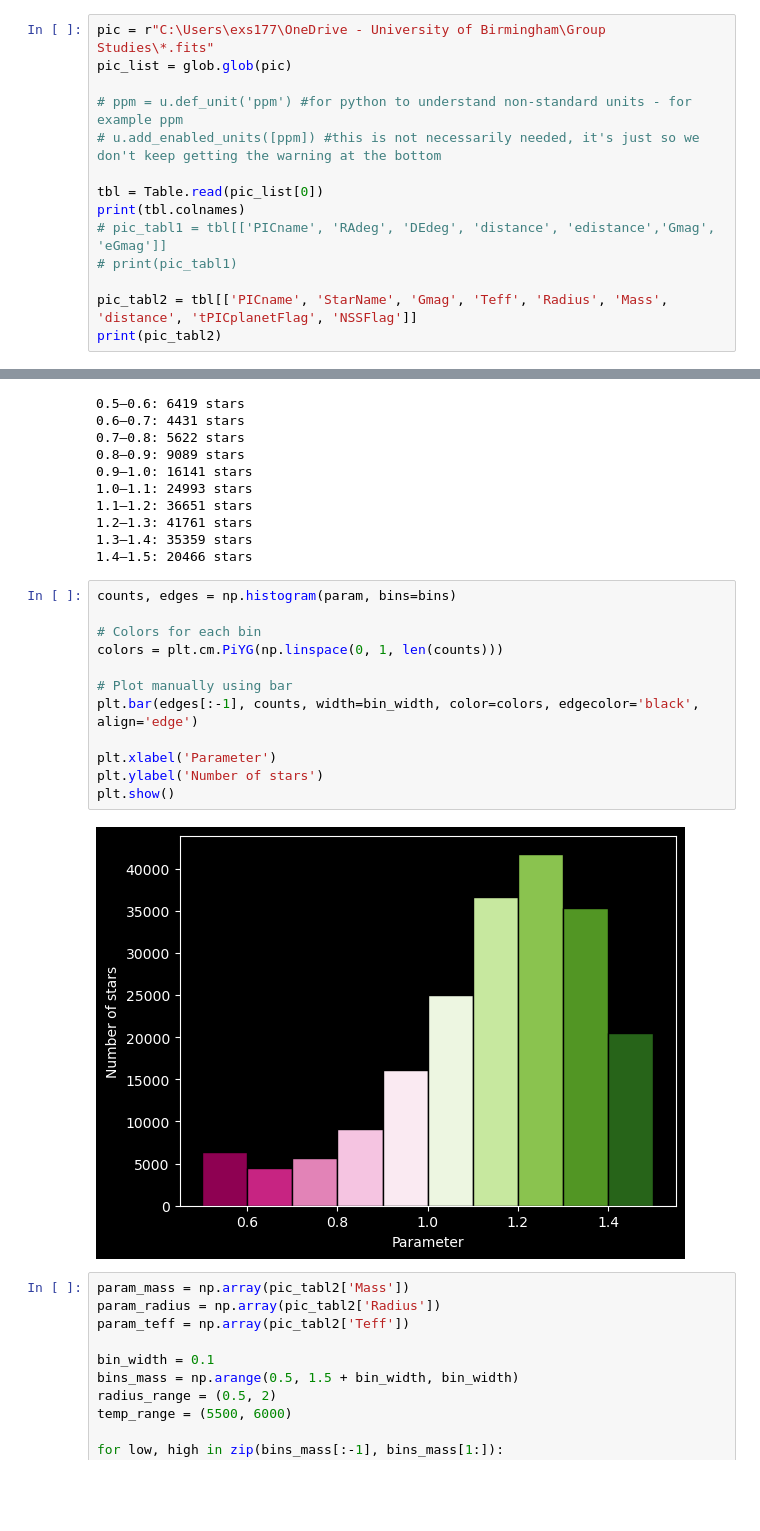
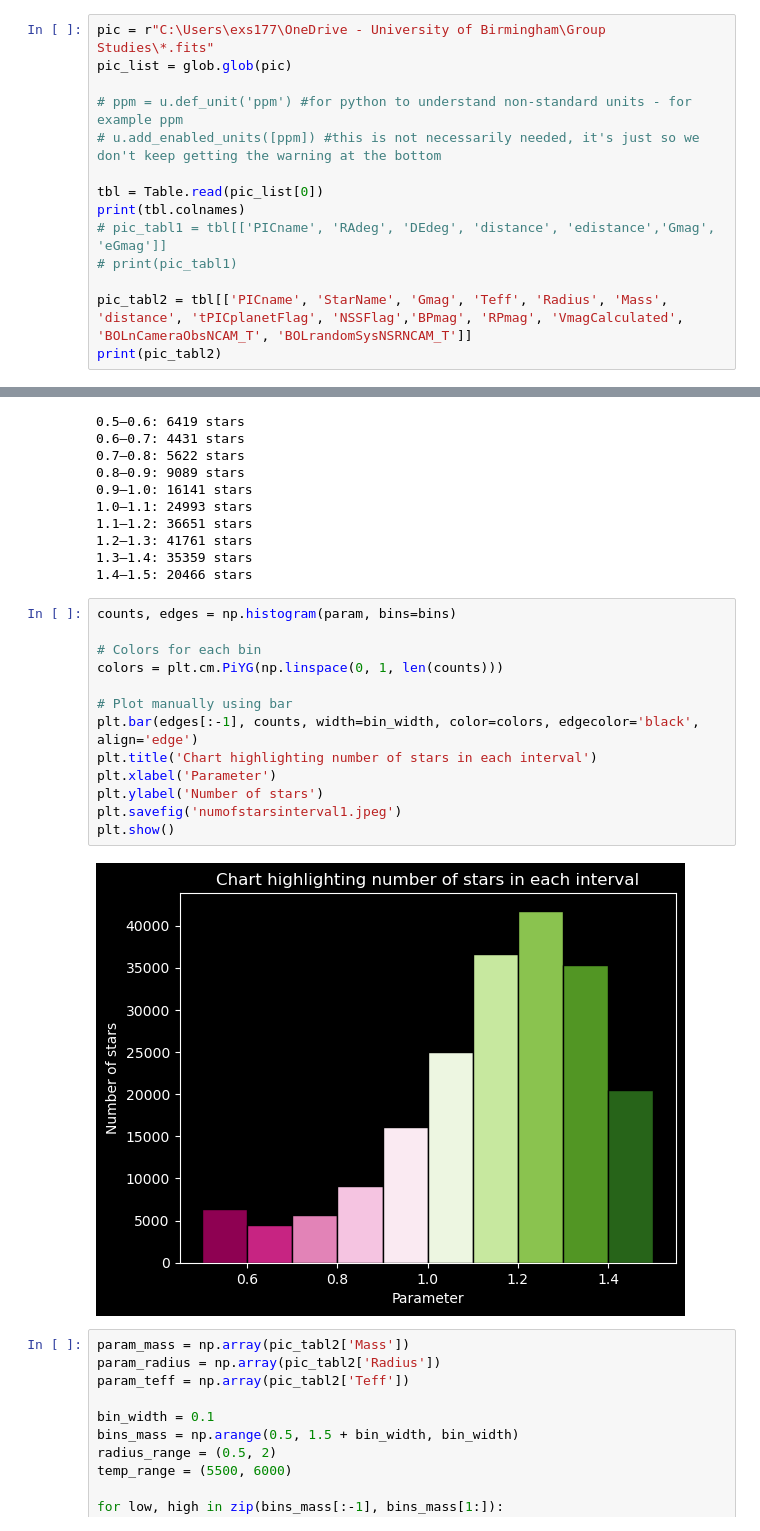
Before and after one commit to eves-sketch/Asteroseismology---Target-Selection, a Jupyter notebook: Code for TS.ipynb, the cells around one changed output, grey strips where cells are left out. Saved outputs shown, nothing was run; the diff lists cells and outputs as text; blank space fills up the shorter version.

```diff
--- a/Code for TS.ipynb
+++ b/Code for TS.ipynb
@@ -22,7 +21,7 @@ print(tbl.colnames)
 # pic_tabl1 = tbl[['PICname', 'RAdeg', 'DEdeg', 'distance', 'edistance','Gmag', 'eGmag']]
 # print(pic_tabl1)
 
-pic_tabl2 = tbl[['PICname', 'StarName', 'Gmag', 'Teff', 'Radius', 'Mass', 'distance', 'tPICplanetFlag', 'NSSFlag']]
+pic_tabl2 = tbl[['PICname', 'StarName', 'Gmag', 'Teff', 'Radius', 'Mass', 'distance', 'tPICplanetFlag', 'NSSFlag','BPmag', 'RPmag', 'VmagCalculated', 'BOLnCameraObsNCAM_T', 'BOLrandomSysNSRNCAM_T']]
 print(pic_tabl2)
 # %% [output]
 ['PICid', 'PICname', 'StarName', 'RAdeg', 'eRAdeg', 'DEdeg', 'eDEdeg', 'pmRA', 'epmRA', 'pmDE', 'epmDE', 'pm', 'epm', 'Plx', 'ePlx', 'distance', 'edistance', 'Glon', 'Glat', 'posEpoch', 'refEpoch', 'p ...
@@ -592,17 +746,18 @@ for low, high in zip(bins[:-1], bins[1:]):
 # %%
 counts, edges = np.histogram(param, bins=bins)
 
 # Colors for each bin
 colors = plt.cm.PiYG(np.linspace(0, 1, len(counts)))
 
 # Plot manually using bar
 plt.bar(edges[:-1], counts, width=bin_width, color=colors, edgecolor='black', align='edge')
-
+plt.title('Chart highlighting number of stars in each interval')
 plt.xlabel('Parameter')
 plt.ylabel('Number of stars')
+plt.savefig('numofstarsinterval1.jpeg')
 plt.show()
 # %% [output]
-[figure, old version]
+[figure, new version]
 # %%
 param_mass = np.array(pic_tabl2['Mass'])
 param_radius = np.array(pic_tabl2['Radius'])
```
Also changed, not shown: parts of 25 cells of this notebook.
